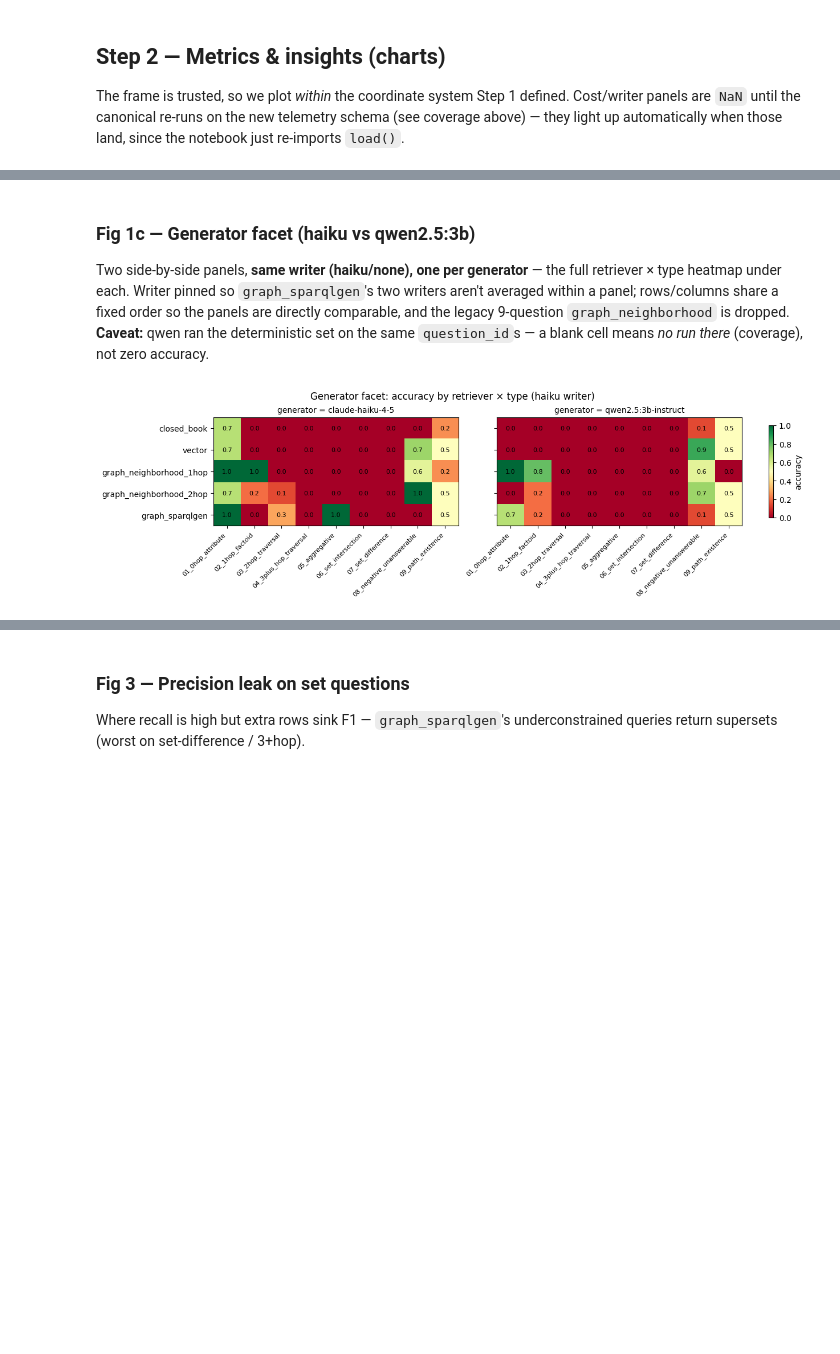
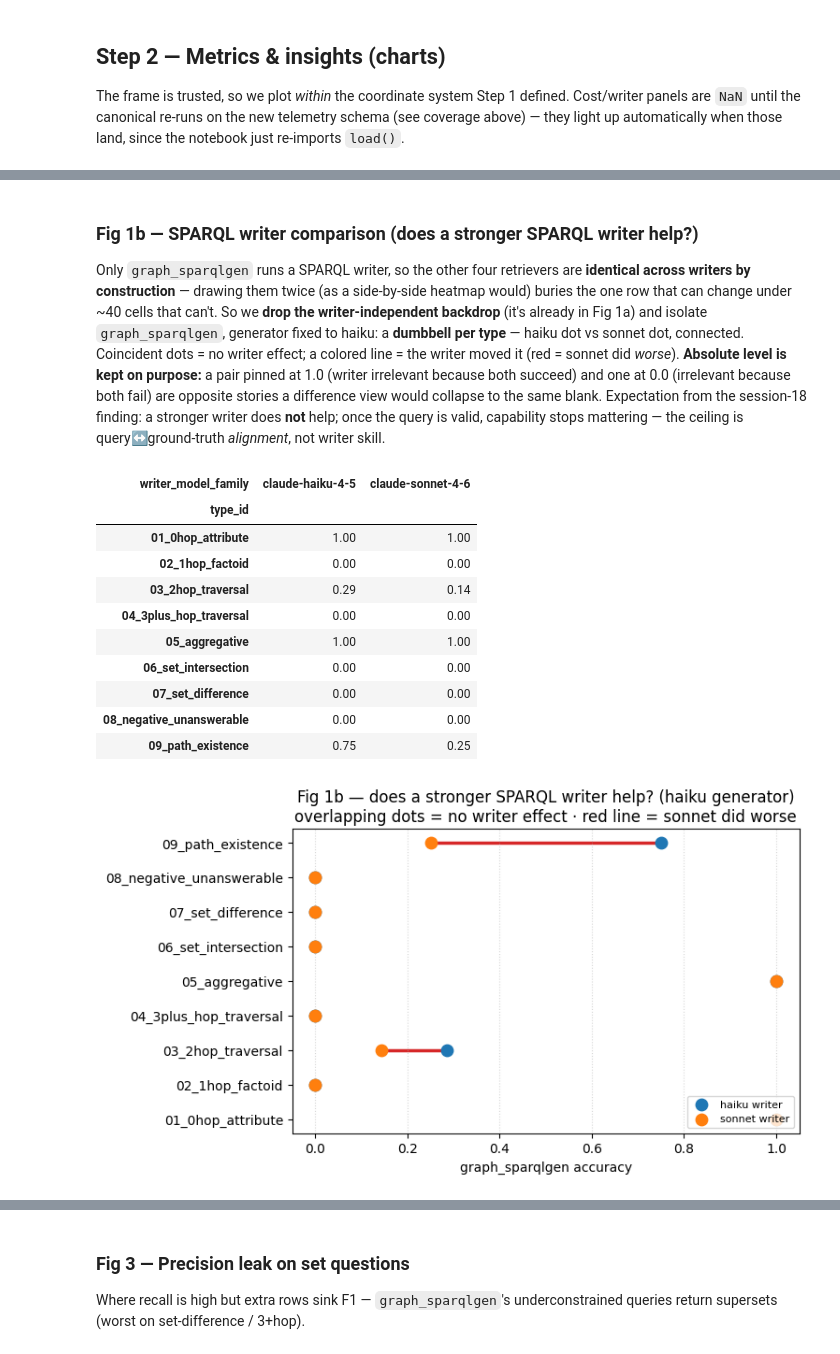
Before and after one commit to joseph-higaki/biomedical-rag-bench, a Jupyter notebook: analysis/explore.ipynb, the cells around one changed output, grey strips where cells are left out. Drawn from its saved outputs; the diff is of its cells as text; code cells hidden in the pictures; blank space fills up the shorter version.

```diff
--- a/analysis/explore.ipynb
+++ b/analysis/explore.ipynb
@@ -311,26 +310,54 @@ _facet(wpanels, "Writer ablation: accuracy by retriever × type (haiku generator
 # %% [markdown]
-### Fig 1c — Generator facet (haiku vs qwen2.5:3b)
+### Fig 1b — SPARQL writer comparison (does a stronger SPARQL writer help?)
 
-Two side-by-side panels, **same writer (haiku/none), one per generator** — the full retriever × type
-heatmap under each. Writer pinned so `graph_sparqlgen`'s two writers aren't averaged within a panel;
-rows/columns share a fixed order so the panels are directly comparable, and the legacy 9-question
-`graph_neighborhood` is dropped. **Caveat:** qwen ran the deterministic set on the same
-`question_id`s — a blank cell means *no run there* (coverage), not zero accuracy.
+Only `graph_sparqlgen` runs a SPARQL writer, so the other four retrievers are **identical across
+writers by construction** — drawing them twice (as a side-by-side heatmap would) buries the one row
+that can change under ~40 cells that can't. So we **drop the writer-independent backdrop** (it's
+already in Fig 1a) and isolate `graph_sparqlgen`, generator fixed to haiku: a **dumbbell per type** —
+haiku dot vs sonnet dot, connected. Coincident dots = no writer effect; a colored line = the writer
+moved it (red = sonnet did *worse*). **Absolute level is kept on purpose:** a pair pinned at 1.0
+(writer irrelevant because both succeed) and one at 0.0 (irrelevant because both fail) are opposite
+stories a difference view would collapse to the same blank. Expectation from the session-18 finding:
+a stronger writer does **not** help; once the query is valid, capability stops mattering — the
+ceiling is query↔ground-truth *alignment*, not writer skill.
 # %%
-# Generator facet: one panel per generator (writer pinned to haiku/NaN so sparqlgen's two writers
-# aren't averaged). Same _facet/_piv/RETR_ORDER as Fig 1b; the legacy 9-question graph_neighborhood
-# is dropped by the reindex. Blank cell = no run there (coverage), not zero — qwen ran deterministic.
-det_all = df[(df["scoring"] != "semantic")
-             & (df["writer_model_family"].isna() | (df["writer_model_family"] == "claude-haiku-4-5"))]
-gens = sorted(det_all["generator_model_family"].dropna().unique())
-gpanels = [(f"generator = {g}",
-            det_all[det_all["generator_model_family"] == g]
-            .pivot_table(index="retriever", columns="type_id", values="passed", aggfunc="mean")
-            .reindex(index=RETR_ORDER, columns=TYPE_ORDER))
-           for g in gens]
-_facet(gpanels, "Generator facet: accuracy by retriever × type (haiku writer)");
+# SPARQL writer comparison, repainted as a dumbbell. Only graph_sparqlgen has a writer, so the four
+# writer-independent retrievers are dropped (identical across writers by construction; they're in
+# Fig 1a) and we isolate the one arm that can move. Per type: a haiku dot vs a sonnet dot, connected.
+# Overlapping dots = no writer effect; a colored line = the writer moved it (red = sonnet did worse).
+# Absolute level is kept on purpose — a flat pair at 1.0 (irrelevant: both succeed) and one at 0.0
+# (irrelevant: both fail) are opposite stories a diff strip would erase. Reuses det/TYPE_ORDER from 1a.
+gs = det[det["retriever"] == "graph_sparqlgen"]
+wp = (gs.pivot_table(index="type_id", columns="writer_model_family", values="passed", aggfunc="mean")
+        .reindex(TYPE_ORDER).dropna(how="all"))
+H, S = "claude-haiku-4-5", "claude-sonnet-4-6"
+y = list(range(len(wp)))
+
+fig, ax = plt.subplots(figsize=(7.5, 4.2), layout="constrained")
+for yi, th, ts in zip(y, wp[H], wp[S]):
+    c = "0.75" if ts == th else ("tab:green" if ts > th else "tab:red")
+    ax.plot([th, ts], [yi, yi], color=c, lw=2.5, zorder=1)
+ax.scatter(wp[H], y, s=80, color="tab:blue",   label="haiku writer",  zorder=2)
+ax.scatter(wp[S], y, s=80, color="tab:orange", label="sonnet writer", zorder=2)
+ax.set_yticks(y); ax.set_yticklabels(wp.index)
+ax.set_xlim(-0.05, 1.05); ax.set_xlabel("graph_sparqlgen accuracy")
+ax.set_title("Fig 1b — does a stronger SPARQL writer help? (haiku generator)\n"
+             "overlapping dots = no writer effect · red line = sonnet did worse")
+ax.legend(loc="lower right", fontsize=8); ax.grid(axis="x", ls=":", alpha=0.5)
+wp.round(2)
 # %% [output]
+| writer_model_family | claude-haiku-4-5 | claude-sonnet-4-6 |
+| type_id |  |  |
+| 01_0hop_attribute | 1.00 | 1.00 |
+| 02_1hop_factoid | 0.00 | 0.00 |
+| 03_2hop_traversal | 0.29 | 0.14 |
+| 04_3plus_hop_traversal | 0.00 | 0.00 |
+| 05_aggregative | 1.00 | 1.00 |
+| 06_set_intersection | 0.00 | 0.00 |
+| 07_set_difference | 0.00 | 0.00 |
+| 08_negative_unanswerable | 0.00 | 0.00 |
+| 09_path_existence | 0.75 | 0.25 |
-[figure, old version]
+[figure, new version]
 # %% [markdown]
 ### Fig 2 — Recall vs. exact-set pass (the `graph_sparqlgen` finding)
 
```
Also changed, not shown: parts of 10 cells of this notebook, 8 other files.
